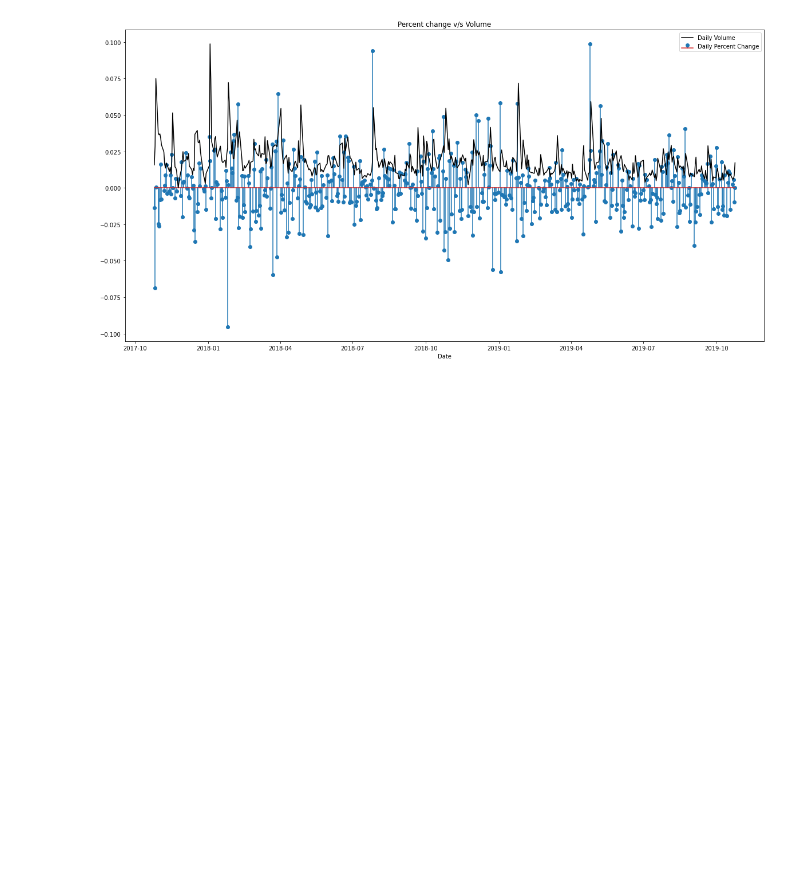
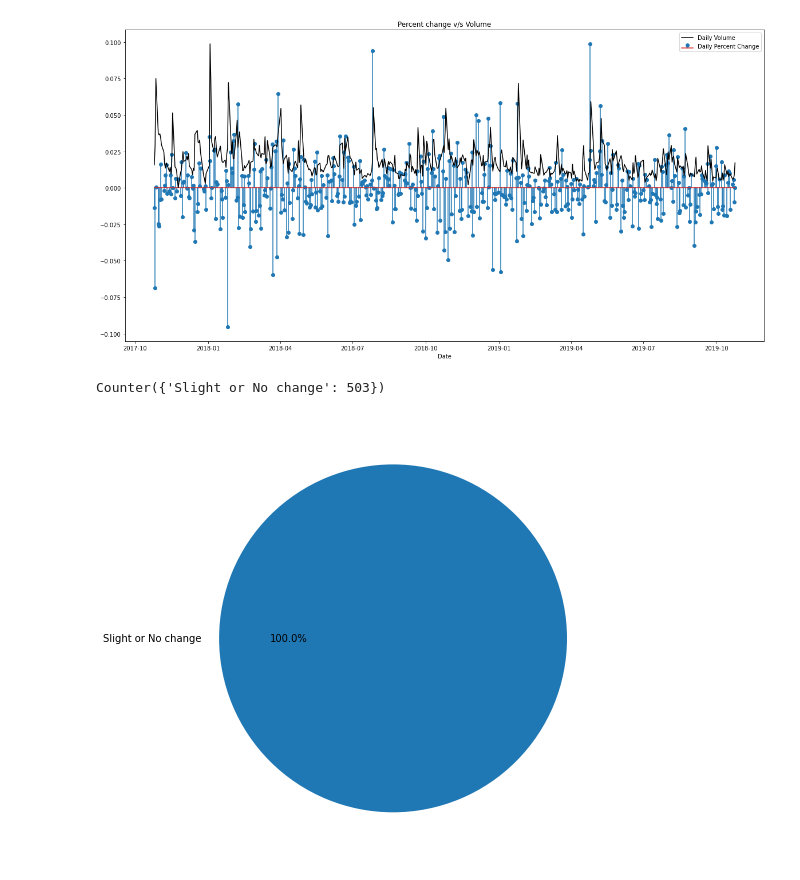
Before and after one commit to shubhamnawani99/stocks-analysis, a Jupyter notebook: Module_2.ipynb, the cells around one changed output. Saved outputs shown, nothing was run; the diff lists cells and outputs as text; code cells hidden in the pictures; blank space fills up the shorter version.

```diff
--- a/Module_2.ipynb
+++ b/Module_2.ipynb
@@ -97,2 +109,23 @@ plt.show()
 # %% [output]
 [figure]
+# %%
+#2.4 to count the frequency of different trends in the dataframe
+from collections import Counter
+Trends = ['Postive','Negative','Breakout Bull','Breakout Bear','Among top losers','Among top gainers','Slight or No Change','Slight Positive','Slight Negative']
+Trend_to_list = df['Trend'].tolist()
+counts = Counter(Trend_to_list)
+counts
+# %% [output]
+Counter({'Slight or No change': 503})
+# %%
+#to display the pie chart with different trend percentages
+values = []
+labels = []
+for key in counts:
+  values.append(counts[key])
+  labels.append(key)
+plt.figure(figsize=(8,8))
+plt.pie(values, labels=labels, autopct='%.1f%%')
+plt.show()
+# %% [output]
+[figure, added]
```
Also changed, not shown: parts of 23 cells of this notebook.
